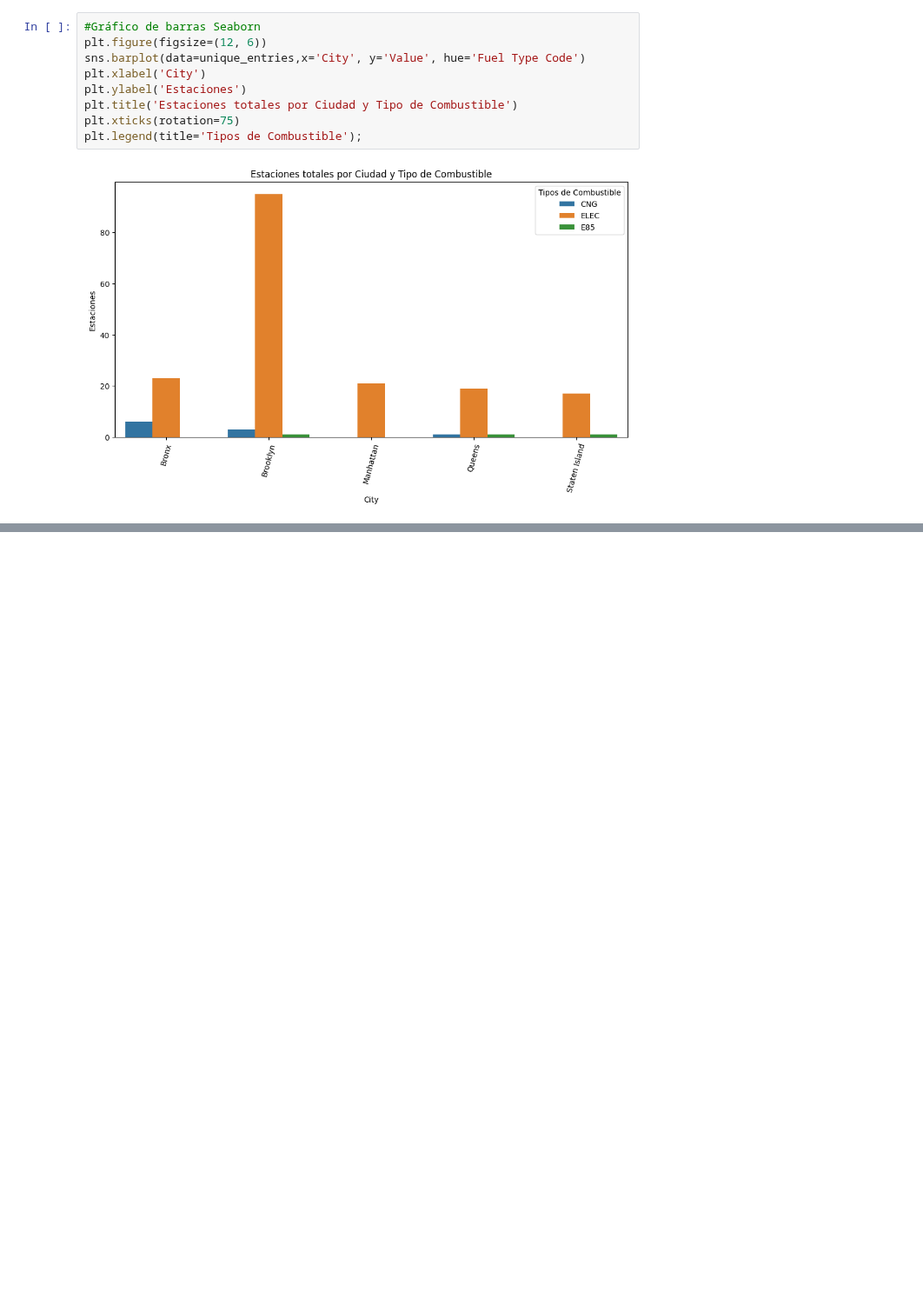
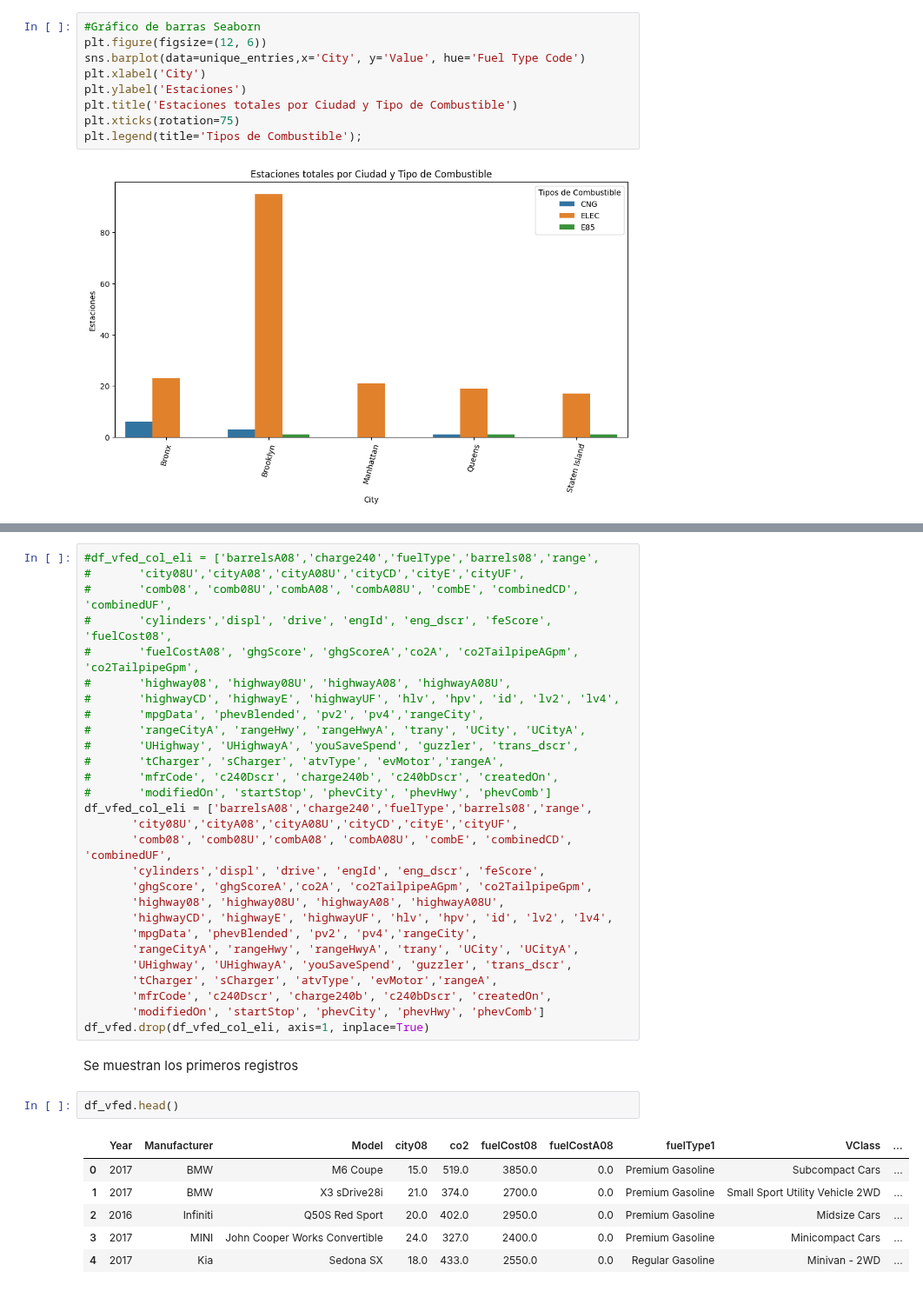
Before and after one commit to GLibardoAlarcon/Proyecto_Finalizado_Streamlit, a Jupyter notebook: manuel.ipynb, the cells around one changed output, grey strips where cells are left out. Shown at 87% size. Saved outputs shown, nothing was run; the diff lists cells and outputs as text; blank space fills up the shorter version.

```diff
--- a/manuel.ipynb
+++ b/manuel.ipynb
@@ -254,0 +273,39 @@ plt.legend(title='Tipos de Combustible');
+# %%
+#df_vfed_col_eli = ['barrelsA08','charge240','fuelType','barrels08','range',
+#       'city08U','cityA08','cityA08U','cityCD','cityE','cityUF',
+#       'comb08', 'comb08U','combA08', 'combA08U', 'combE', 'combinedCD', 'combinedUF',
+#       'cylinders','displ', 'drive', 'engId', 'eng_dscr', 'feScore', 'fuelCost08',
+#       'fuelCostA08', 'ghgScore', 'ghgScoreA','co2A', 'co2TailpipeAGpm', 'co2TailpipeGpm',
+#       'highway08', 'highway08U', 'highwayA08', 'highwayA08U',
+#       'highwayCD', 'highwayE', 'highwayUF', 'hlv', 'hpv', 'id', 'lv2', 'lv4',
+#       'mpgData', 'phevBlended', 'pv2', 'pv4','rangeCity',
+#       'rangeCityA', 'rangeHwy', 'rangeHwyA', 'trany', 'UCity', 'UCityA',
+#       'UHighway', 'UHighwayA', 'youSaveSpend', 'guzzler', 'trans_dscr',
+#       'tCharger', 'sCharger', 'atvType', 'evMotor','rangeA',
+#       'mfrCode', 'c240Dscr', 'charge240b', 'c240bDscr', 'createdOn',
+#       'modifiedOn', 'startStop', 'phevCity', 'phevHwy', 'phevComb']
+df_vfed_col_eli = ['barrelsA08','charge240','fuelType','barrels08','range',
+       'city08U','cityA08','cityA08U','cityCD','cityE','cityUF',
+       'comb08', 'comb08U','combA08', 'combA08U', 'combE', 'combinedCD', 'combinedUF',
+       'cylinders','displ', 'drive', 'engId', 'eng_dscr', 'feScore',
+       'ghgScore', 'ghgScoreA','co2A', 'co2TailpipeAGpm', 'co2TailpipeGpm',
+       'highway08', 'highway08U', 'highwayA08', 'highwayA08U',
+       'highwayCD', 'highwayE', 'highwayUF', 'hlv', 'hpv', 'id', 'lv2', 'lv4',
+       'mpgData', 'phevBlended', 'pv2', 'pv4','rangeCity',
+       'rangeCityA', 'rangeHwy', 'rangeHwyA', 'trany', 'UCity', 'UCityA',
+       'UHighway', 'UHighwayA', 'youSaveSpend', 'guzzler', 'trans_dscr',
+       'tCharger', 'sCharger', 'atvType', 'evMotor','rangeA',
+       'mfrCode', 'c240Dscr', 'charge240b', 'c240bDscr', 'createdOn',
+       'modifiedOn', 'startStop', 'phevCity', 'phevHwy', 'phevComb']
+df_vfed.drop(df_vfed_col_eli, axis=1, inplace=True)
+# %% [markdown]
+Se muestran los primeros registros
+# %%
+df_vfed.head()
+# %% [output]
+|  | Year | Manufacturer | Model | city08 | co2 | fuelCost08 | fuelCostA08 | fuelType1 | VClass | ... |
+| 0 | 2017 | BMW | M6 Coupe | 15.0 | 519.0 | 3850.0 | 0.0 | Premium Gasoline | Subcompact Cars | ... |
+| 1 | 2017 | BMW | X3 sDrive28i | 21.0 | 374.0 | 2700.0 | 0.0 | Premium Gasoline | Small Sport Utility Vehicle 2WD | ... |
+| 2 | 2016 | Infiniti | Q50S Red Sport | 20.0 | 402.0 | 2950.0 | 0.0 | Premium Gasoline | Midsize Cars | ... |
+| 3 | 2017 | MINI | John Cooper Works Convertible | 24.0 | 327.0 | 2400.0 | 0.0 | Premium Gasoline | Minicompact Cars | ... |
+| 4 | 2017 | Kia | Sedona SX | 18.0 | 433.0 | 2550.0 | 0.0 | Regular Gasoline | Minivan - 2WD | ... |
```
Also changed, not shown: parts of 30 cells of this notebook, 2 other files.
